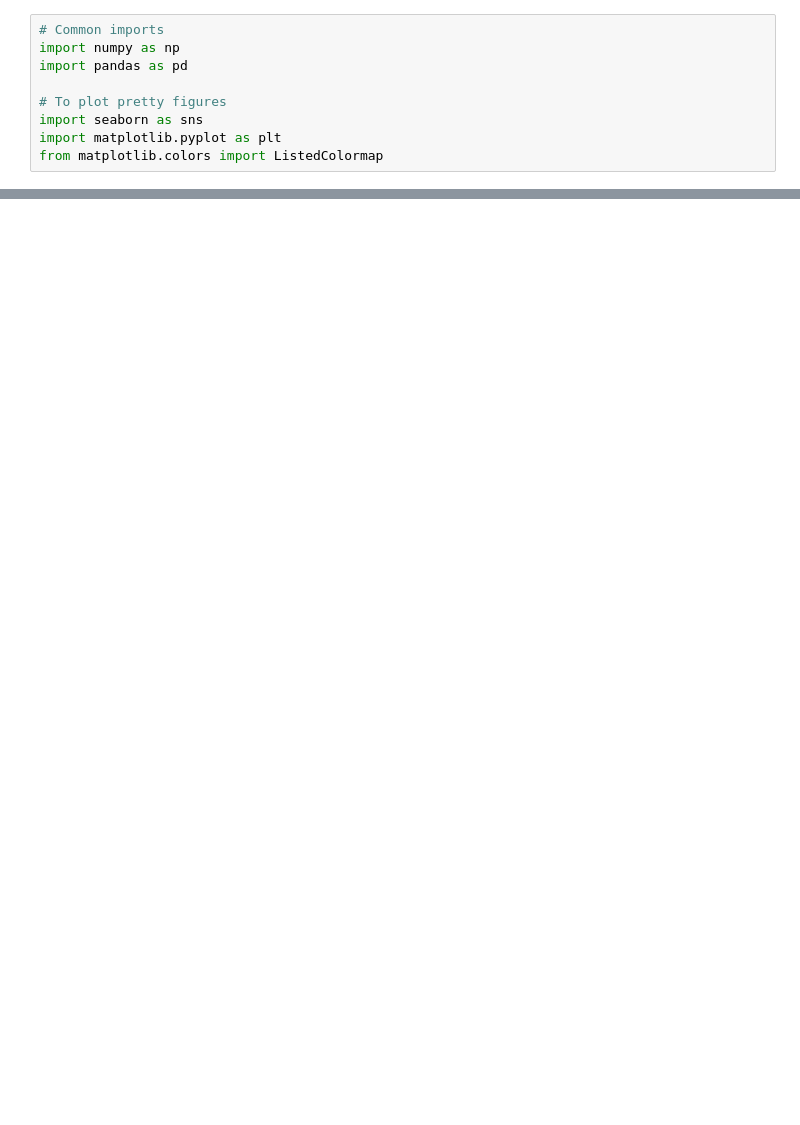
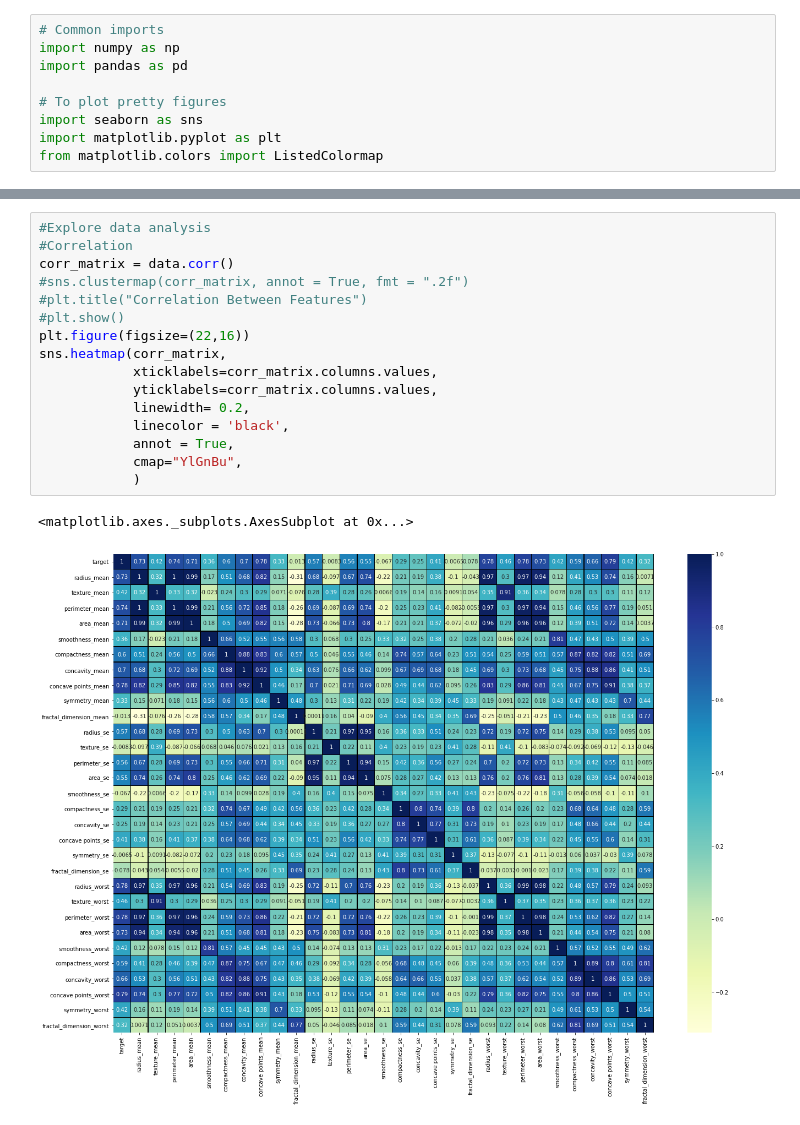
Before and after one commit to arslansevval/BreastCancerClassificationwithKNN, a Jupyter notebook: Breast_Cancer_Classification.ipynb, the cells around one changed output, grey strips where cells are left out. Saved outputs shown, nothing was run; the diff lists cells and outputs as text; blank space fills up the shorter version.

```diff
--- a/Breast_Cancer_Classification.ipynb
+++ b/Breast_Cancer_Classification.ipynb
@@ -49,0 +104,19 @@ print(data)
+# %%
+#Explore data analysis
+#Correlation
+corr_matrix = data.corr()
+#sns.clustermap(corr_matrix, annot = True, fmt = ".2f")
+#plt.title("Correlation Between Features")
+#plt.show()
+plt.figure(figsize=(22,16))
+sns.heatmap(corr_matrix,
+            xticklabels=corr_matrix.columns.values,
+            yticklabels=corr_matrix.columns.values,
+            linewidth= 0.2,
+            linecolor = 'black',
+            annot = True,
+            cmap="YlGnBu",
+            )
+# %% [output]
+<matplotlib.axes._subplots.AxesSubplot at 0x...>
+[figure, added]
```
Also changed, not shown: parts of 16 cells of this notebook.
